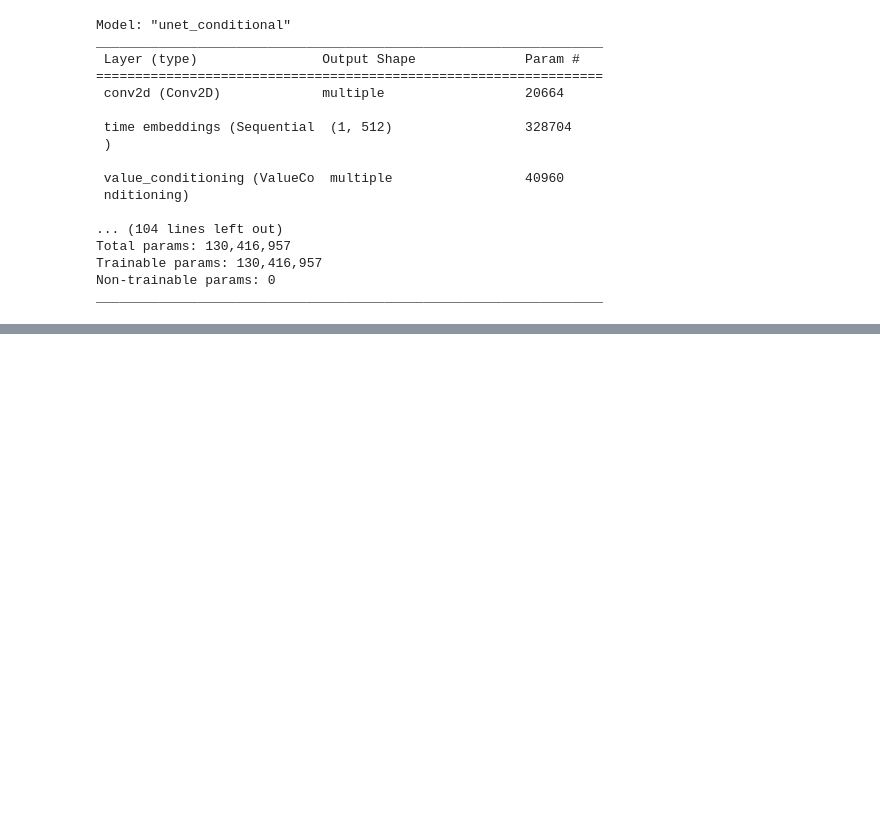
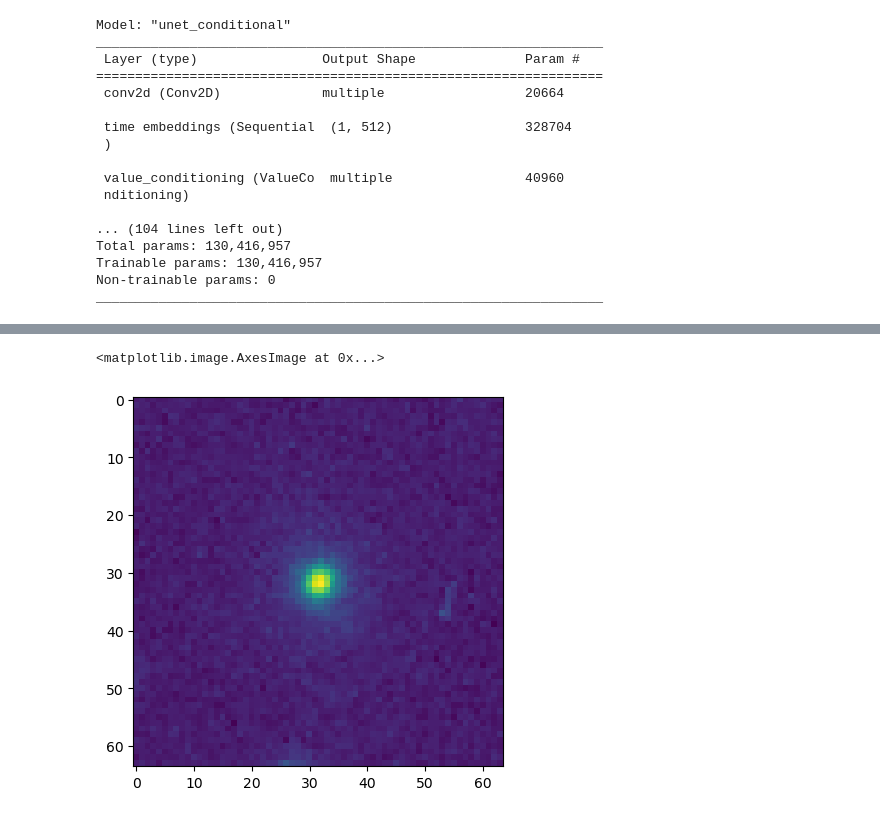
Before and after one commit to astrodatalab/photoz, a Jupyter notebook: code/generative_modeling/conditional_diffusion_billy.ipynb, the cells around one changed output, grey strips where cells are left out. Drawn from its saved outputs; the diff is of its cells as text; code cells hidden in the pictures; blank space fills up the shorter version.

```diff
--- a/code/generative_modeling/conditional_diffusion_billy.ipynb
+++ b/code/generative_modeling/conditional_diffusion_billy.ipynb
@@ -467,9 +470,11 @@ class Unet_conditional(Model):
         if sinusoidal_cond_mlp:
             self.time_mlp = Sequential([
                 SinusoidalPosEmb(dim),
-                nn.Dense(units=time_dim),
+                Dense(units=time_dim),
+                Dropout(0.2),
                 GELU(),
-                nn.Dense(units=time_dim)
+                Dense(units=time_dim),
+                Dropout(0.2),
             ], name="time embeddings")
         else:
             self.time_mlp = MLP(time_dim)
@@ -556,3 +561,11 @@ class Unet_conditional(Model):
         x = tf.concat([x, h.pop()], axis=-1)
         x = self.final_conv(x)
         return x
+# %%
+batch = next_batch()[0]
+condition = next_batch()[1]
+
+noise, noise_step = np.random.randint(0, 100000, size = (2,))
+timestep_values = generate_timestamp(noise_step, batch.shape[0])
+
+noised_image, noise = forward_noise(noise, batch, tf.cast(timestep_values, tf.int32))
@@ -561,9 +578,14 @@ class Unet_conditional(Model):
 unet = Unet_conditional(in_res = 64, channels = 5)
 
 # initialize the model in the memory of our GPU
-test_images = np.ones([1, 64, 64, channels])
-test_timestamps = generate_timestamp(0, 1)
-test_condition = np.array([[3.5]])
+
+test_images, test_condition = next_batch()
+
+test_condition = np.expand_dims(test_condition, axis = 0)
+
+# test_images = next_batch()[0]
+# test_condition = np.expand_dims(np.expand_dims(next_batch()[1], axis = 0), axis = 0)
+test_timestamps = tf.random.uniform(shape = [32], minval = 0, maxval = 1, dtype = tf.int32)
 k = unet(test_images, test_timestamps, test_condition)
 
 # create our optimizer, we will use adam with a Learning rate of 1e-4
@@ -628,8 +651,6 @@ for e in range(0, epochs):
 
     if e >= 1:
         opt.learning_rate = 1e-6
-    if e >= 5:
-        opt.learning_rate = 1e-7
 
     print(f"Average loss for epoch {e}/{epochs}: {avg}")
 # %% [output]
@@ -772,4 +797,7 @@ for i in range(0, 8):
 
     image_list.append([x_test[i], x[0]])
 # %%
-plt.imshow(image_list[7][1][:, :, 4])
+plt.imshow(image_list[2][0][:, :, 4])
+# %% [output]
+<matplotlib.image.AxesImage at 0x...>
+[figure, added]
```
Also changed, not shown: parts of 9 cells of this notebook, 27 other files.
